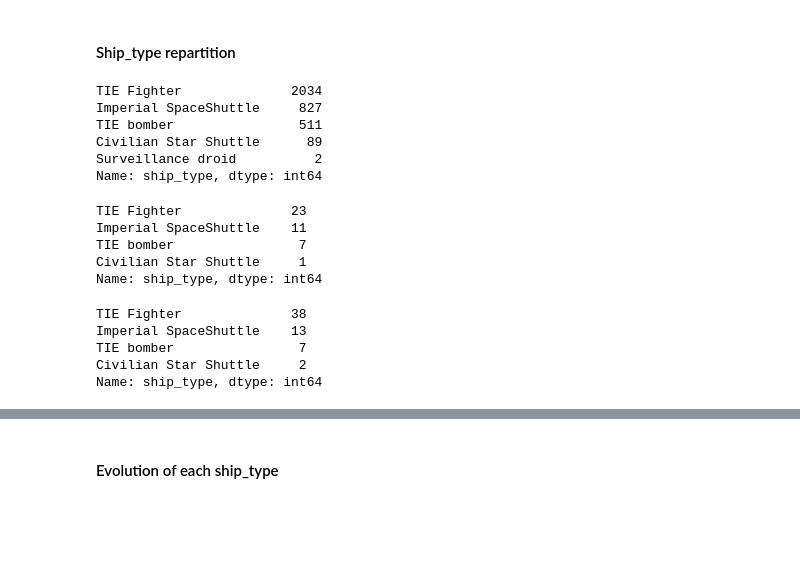
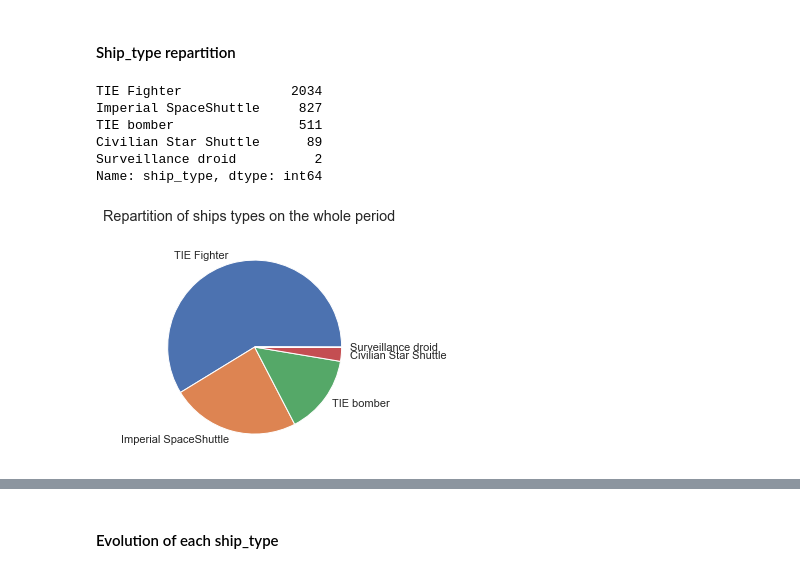
Before and after one commit to AlexisBogroff/geo_challenge, a Jupyter notebook: part_3_2_eda_exploration.ipynb, the cells around one changed output, grey strips where cells are left out. Cells and saved outputs as stored; diff of their text form; code cells hidden in the pictures; blank space fills up the shorter version.

Commit message:
Add pie charts for repartition of ship_types

```diff
--- a/part_3_2_eda_exploration.ipynb
+++ b/part_3_2_eda_exploration.ipynb
@@ -141,16 +141,20 @@ Int64Index([ 7, 11, 16, 19, 24,  1, 15, 18, 23, 26,  9, 20,  7,  6, 17, 19, 30,
 ### Investigate ship_type
 # %% [markdown]
 #### Ship_type repartition
-# %%
-# Total period
-data['ship_type'].value_counts()
-# %% [output]
-TIE Fighter              2034
-Imperial SpaceShuttle     827
-TIE bomber                511
-Civilian Star Shuttle      89
-Surveillance droid          2
-Name: ship_type, dtype: int64
+# %%
+# Total period
+ship_type_total = data['ship_type'].value_counts()
+ship_type_total.plot.pie(label="")
+plt.suptitle('Repartition of ships types on the whole period')
+print(ship_type_total)
+# %% [output]
+TIE Fighter              2034
+Imperial SpaceShuttle     827
+TIE bomber                511
+Civilian Star Shuttle      89
+Surveillance droid          2
+Name: ship_type, dtype: int64
+[figure, added]
 # %%
 # Get extreme dates
 date_first = data['date'].min()
@@ -163,19 +167,3 @@ ma_snap_last = data['date'] == date_last
 # Extract ship_type for the given dates
 ship_type_first = data[ma_snap_first]['ship_type'].value_counts()
 ship_type_last = data[ma_snap_last]['ship_type'].value_counts()
-# %%
-ship_type_first
-# %% [output]
-TIE Fighter              23
-Imperial SpaceShuttle    11
-TIE bomber                7
-Civilian Star Shuttle     1
-Name: ship_type, dtype: int64
-# %%
-ship_type_last
-# %% [output]
-TIE Fighter              38
-Imperial SpaceShuttle    13
-TIE bomber                7
-Civilian Star Shuttle     2
-Name: ship_type, dtype: int64
```
Also changed, not shown: parts of 4 cells of this notebook.
